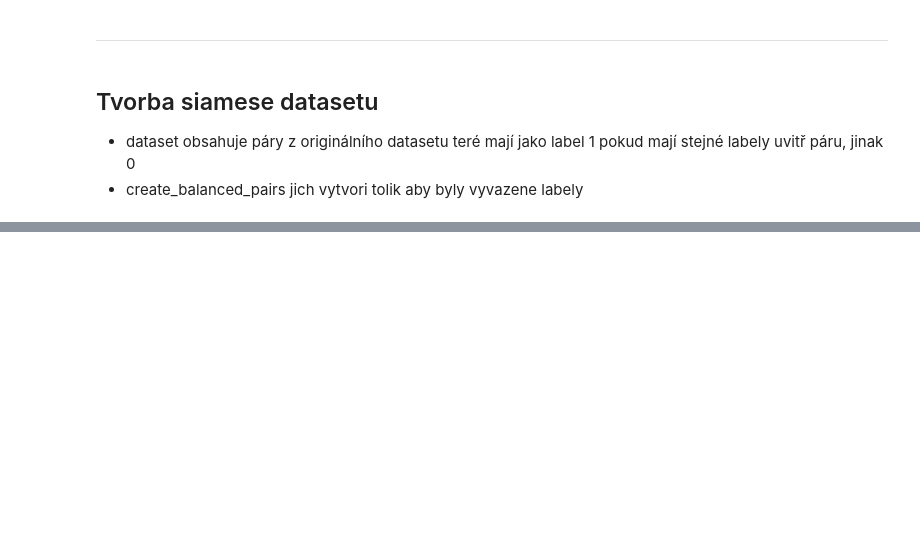
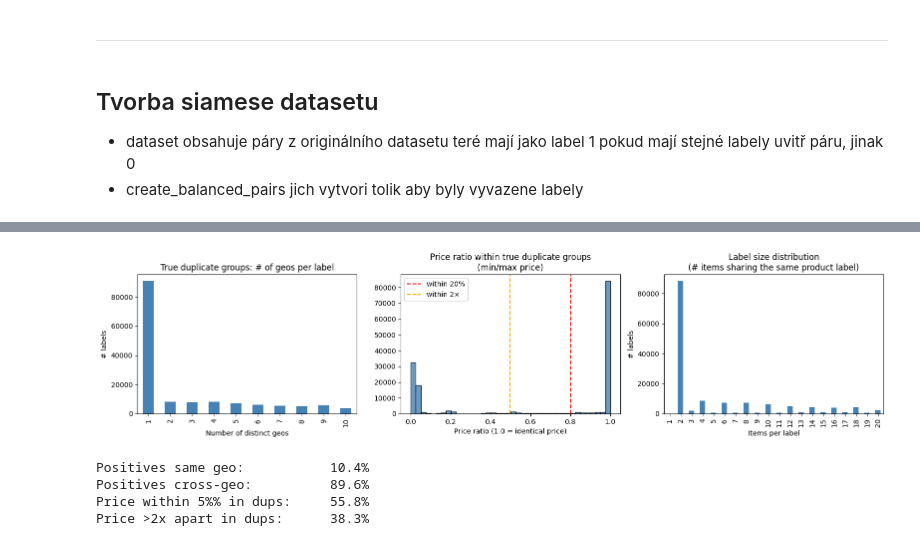
Before and after one commit to MatousKovar/Clothing-Listings-Clustering, a Jupyter notebook: notebooks/explore_datasets.ipynb, the cells around one changed output, grey strips where cells are left out. Saved outputs shown, nothing was run; the diff lists cells and outputs as text; code cells hidden in the pictures; blank space fills up the shorter version.

```diff
--- a/notebooks/explore_datasets.ipynb
+++ b/notebooks/explore_datasets.ipynb
@@ -395,0 +461,57 @@ Máme 928234 vektorů obrázků!
+# %%
+id_to_label = df_train.set_index('itemId')['label'].to_dict()
+id_to_dept  = df_train.set_index('itemId')['departmentIds'].fillna('').astype(str).to_dict()
+id_to_geo   = df_train.set_index('itemId')['geo'].to_dict()
+id_to_price = df_train.set_index('itemId')['price'].to_dict()
+
+# --- True duplicates: geo structure ---
+multi_label = df_train[df_train.label.isin(label_counts[label_counts >= 2].index)]
+geo_analysis = []
+for label, group in df_train.groupby('label'):
+    if len(group) >= 2:
+        geo_analysis.append({'n_geos': group['geo'].nunique(), 'n_items': len(group)})
+geo_df = pd.DataFrame(geo_analysis)
+
+# --- True duplicates: price spread ---
+price_ratios = []
+for label, group in df_train.groupby('label'):
+    if len(group) >= 2:
+        prices = group['price'].dropna()
+        if len(prices) >= 2 and prices.min() > 0:
+            price_ratios.append(prices.min() / prices.max())
+
+fig, axes = plt.subplots(1, 3, figsize=(16, 4))
+
+# Plot 1: geo spread in true duplicate groups
+geo_df.n_geos.value_counts().sort_index().head(10).plot(kind='bar', ax=axes[0], color='steelblue')
+axes[0].set_title('True duplicate groups: # of geos per label')
+axes[0].set_xlabel('Number of distinct geos')
+axes[0].set_ylabel('# labels')
+
+# Plot 2: price ratio within true duplicate pairs
+axes[1].hist(price_ratios, bins=40, color='steelblue', edgecolor='black', alpha=0.8)
+axes[1].axvline(0.8, color='red', linestyle='--', label='within 20%')
+axes[1].axvline(0.5, color='orange', linestyle='--', label='within 2×')
+axes[1].set_title('Price ratio within true duplicate groups\n(min/max price)')
+axes[1].set_xlabel('Price ratio (1.0 = identical price)')
+axes[1].legend()
+
+# Plot 3: label size distribution
+label_counts.value_counts().sort_index().head(20).plot(kind='bar', ax=axes[2], color='steelblue')
+axes[2].set_title('Label size distribution\n(# items sharing the same product label)')
+axes[2].set_xlabel('Items per label')
+axes[2].set_ylabel('# labels')
+
+plt.tight_layout()
+plt.show()
+
+print(f"Positives same geo:           {sum(1 for _,r in pos.sample(5000,random_state=0).iterrows() if id_to_geo.get(r.item_id_1)==id_to_geo.get(r.item_id_2))/5000:.1%}")
+print(f"Positives cross-geo:          {1 - sum(1 for _,r in pos.sample(5000,random_state=0).iterrows() if id_to_geo.get(r.item_id_1)==id_to_geo.get(r.item_id_2))/5000:.1%}")
+print(f"Price within 5%% in dups:     {sum(1 for x in price_ratios if x > 0.95)/len(price_ratios):.1%}")
+print(f"Price >2x apart in dups:      {sum(1 for x in price_ratios if x < 0.5)/len(price_ratios):.1%}")
+# %% [output]
+[figure, added]
+Positives same geo:           10.4%
+Positives cross-geo:          89.6%
+Price within 5%% in dups:     55.8%
+Price >2x apart in dups:      38.3%
```
Also changed, not shown: parts of 22 cells of this notebook, 5 other files.
